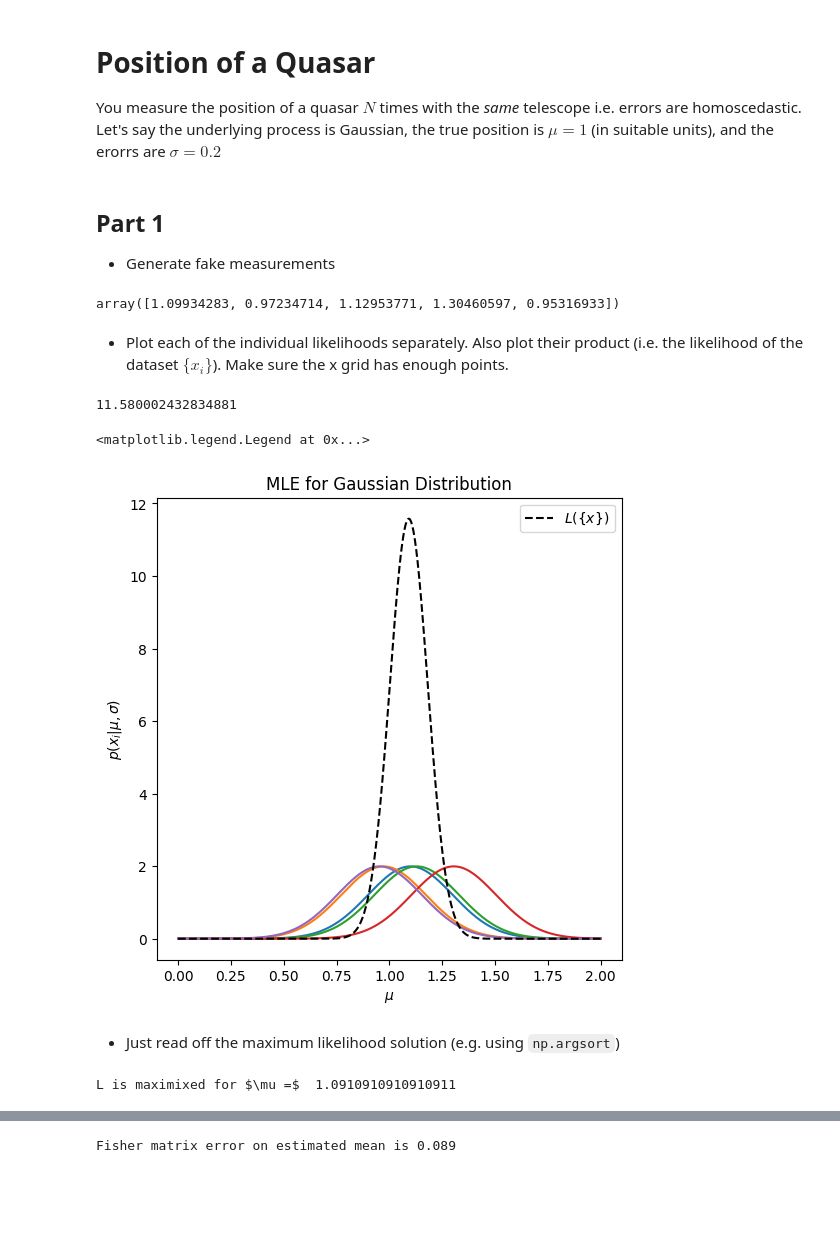
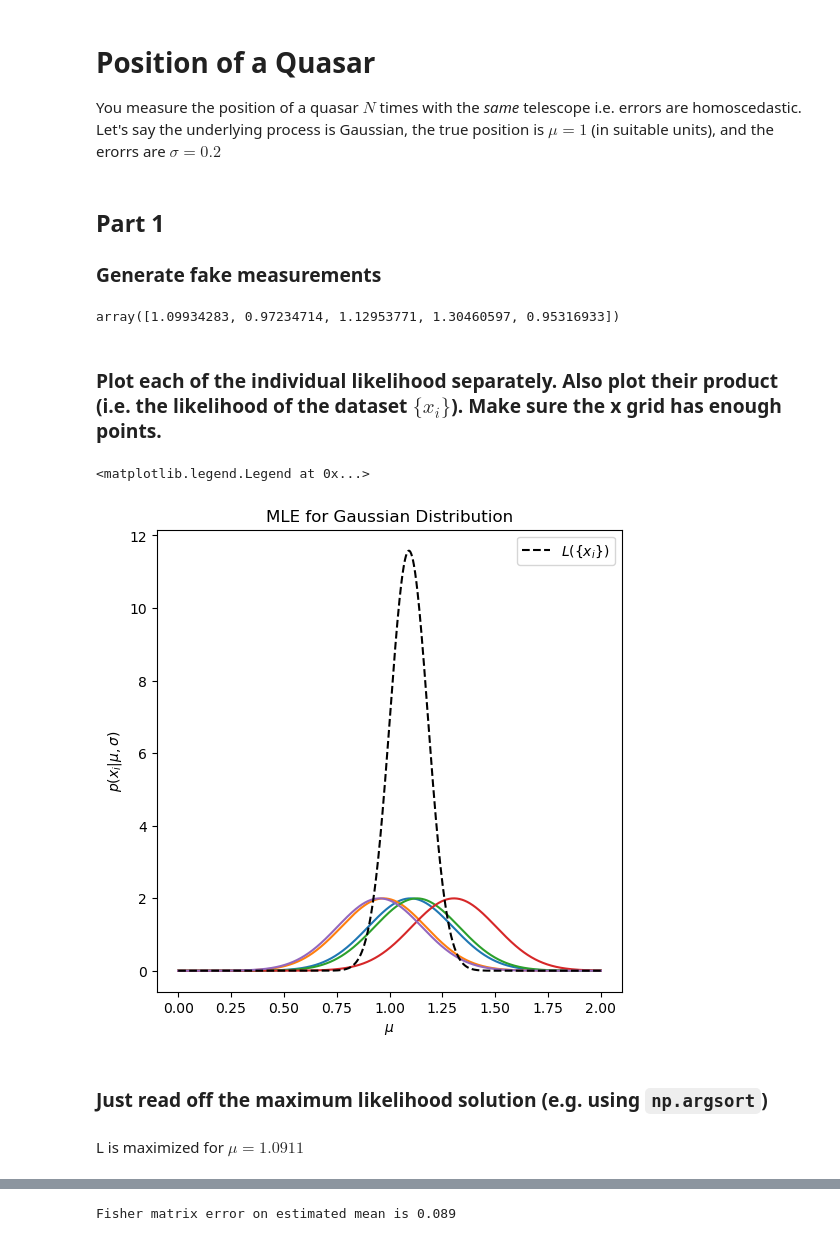
Before and after one commit to SimoneArienti/astrostatistics_bicocca_2024, a Jupyter notebook: working/Ex 06 Position of a Quasar.ipynb, the cells around one changed output, grey strips where cells are left out. Drawn from its saved outputs; the diff is of its cells as text; code cells hidden in the pictures; blank space fills up the shorter version.

```diff
--- a/working/Ex 06 Position of a Quasar.ipynb
+++ b/working/Ex 06 Position of a Quasar.ipynb
@@ -9,6 +11,6 @@ import matplotlib.pyplot as plt
 # %% [markdown]
 ## Part 1
-- Generate fake measurements
+### Generate fake measurements
 # %%
 N = 5
 mu = 1
@@ -21,36 +23,36 @@ my_sample
 # %% [output]
 array([1.09934283, 0.97234714, 1.12953771, 1.30460597, 0.95316933])
 # %% [markdown]
-- Plot each of the individual likelihoods separately.  Also plot their product (i.e. the likelihood of the dataset $\{x_i\}$). Make sure the x grid has enough points.
+### Plot each of the individual likelihood separately.  Also plot their product (i.e. the likelihood of the dataset $\{x_i\}$). Make sure the x grid has enough points.
 # %%
+# x grid
 x_i = np.linspace(0, 2, 1000)
 
+# Array of the individual likelihoods
 Ls = np.array([norm.pdf(x_i, loc=s, scale=sigma) for s in my_sample])
+
+# Likelihood: defined as the product between all the previous ones
 L = np.prod(Ls, axis=0)
-
-np.max(L)
-# %% [output]
-11.580002432834881
 # %%
 fig, ax = plt.subplots(figsize=(6, 6))
 
 for likelihood in Ls:
     plt.plot(x_i, likelihood, ls='-')
 
-plt.plot(x_i, L, linestyle='--', c='black', label=r'$L(\{x\})$')
+plt.plot(x_i, L, linestyle='--', c='black', label=r'$L(\{x_i\})$')
 
 plt.xlabel('$\mu$')
 plt.ylabel(r'$p(x_i|\mu,\sigma)$')
 plt.title('MLE for Gaussian Distribution')
 plt.legend()
 # %% [output]
 <matplotlib.legend.Legend at 0x...>
-[figure, old version]
+[figure, new version]
 # %% [markdown]
-- Just read off the maximum likelihood solution (e.g. using `np.argsort`)
+### Just read off the maximum likelihood solution (e.g. using `np.argsort`)
 # %%
 max_index = np.argmax(L)
-print(r'L is maximixed for $\mu =$ ', x_i[max_index])
+display(Latex(r'L is maximized for $\mu = ' + f'{np.round(x_i[max_index], 4)}$'))
 # %% [output]
-L is maximixed for $\mu =$  1.0910910910910911
+L is maximized for $\mu = 1.0911$
 # %% [markdown]
```
Also changed, not shown: parts of 27 cells of this notebook.
